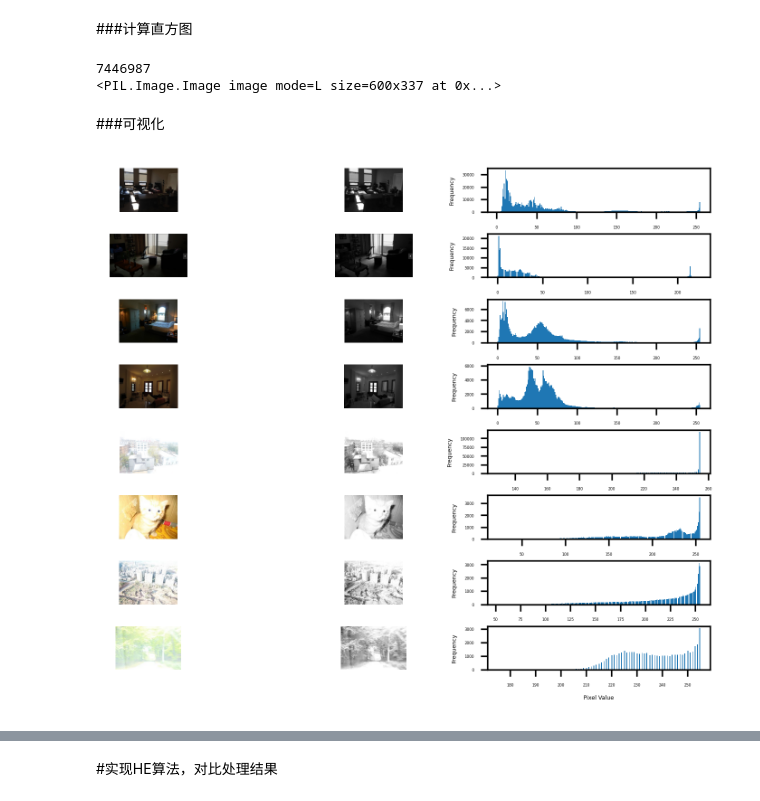
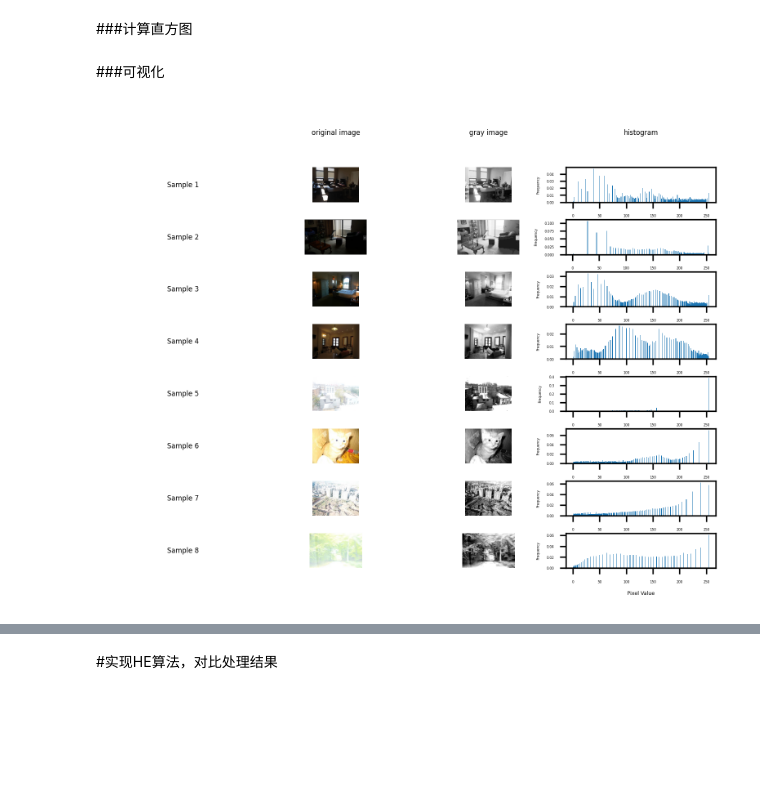
Before and after one commit to TheTarr/hw1, a Jupyter notebook: ntu_cv_project1_zjy.ipynb, the cells around one changed output, grey strips where cells are left out. Drawn from its saved outputs; the diff is of its cells as text; code cells hidden in the pictures; blank space fills up the shorter version.

```diff
--- a/ntu_cv_project1_zjy.ipynb
+++ b/ntu_cv_project1_zjy.ipynb
@@ -35,51 +36,54 @@ plt.show()
 # %% [markdown]
 ###灰度图转换
 # %%
-# convert RGB image to Grey image
-def rgb2grey(img_loc):
+# convert RGB image to Gray image
+def rgb2gray(img_loc):
   img = Image.open(img_loc)
   g_img = img.convert('L')
   return g_img
 
 g_imgs = []
 for file in files:
-  g_imgs.append(rgb2grey(file))
+  g_imgs.append(rgb2gray(file))
 # %% [markdown]
 ###计算直方图
 # %%
-# calculate the histogram of the image (pixel frequency list)
+# calculate the histogram data of the image ()
 def cal_hist(img):
-  pixel_f = list(img.getdata())
-  return pixel_f
+  pixel_level=list(img.getdata())
+  return pixel_level
 
 hists = []
 for g_img in g_imgs:
   hists.append(cal_hist(g_img))
-
-print(sum(hists[1]))
-print(g_imgs[1])
-# %% [output]
-7446987
-<PIL.Image.Image image mode=L size=600x337 at 0x...>
 # %% [markdown]
 ###可视化
 # %%
-from matplotlib.offsetbox import FontProperties
-fig, axes = plt.subplots(nrows=8, ncols=3, dpi=300)
+fig, axes = plt.subplots(nrows=9, ncols=4, dpi=300)
 
-# 在不同的子图上绘制内容并设置字体大小
-font_prop = FontProperties(size=5)
+axes[0,0].set_axis_off()
+for i in range(len(imgs)):
+  axes[i+1,0].text(0.5, 0.5, f'Sample {i+1}', fontsize=4, ha='center', va='center')
+  axes[i+1,0].set_axis_off()
+
+col_name = ['original image','gray image','histogram']
+for i, name in enumerate(col_name):
+  axes[0,i+1].text(0.5, 0.5, name, fontsize=4, ha='center', va='center')
+  axes[0,i+1].set_axis_off()
+
 for i, (img, g_img, hist) in enumerate(zip(imgs,g_imgs,hists)):
-  axes[i,0].imshow(img)
-  axes[i,0].set_axis_off()
-  axes[i,1].imshow(g_img,cmap='gray')
+  i = i+1
+  axes[i,1].imshow(img)
   axes[i,1].set_axis_off()
-  axes[i,2].hist(hist, bins=256)
-  axes[i,2].set_xlabel('Pixel Value', fontsize=3)
-  axes[i,2].set_ylabel('Frequency', fontsize=3)
-  axes[i,2].tick_params(axis='x', labelsize=2)
-  axes[i,2].tick_params(axis='y', labelsize=2)
-plt.subplots_adjust(wspace=0.01, hspace=0.5)  # 调整水平和垂直间距
+  axes[i,2].imshow(g_img,cmap='gray')
+  axes[i,2].set_axis_off()
+  axes[i,3].hist(hist, bins=256, density=True)
+  axes[i,3].set_xlabel('Pixel Value', fontsize=3)
+  axes[i,3].set_ylabel('Frequency', fontsize=2)
+  axes[i,3].tick_params(axis='x', labelsize=2)
+  axes[i,3].tick_params(axis='y', labelsize=2)
+
+plt.subplots_adjust(wspace=0.02, hspace=0.5)  # 调整水平和垂直间距
 plt.show()
 # %% [output]
-[figure, old version]
+[figure, new version]
```
Also changed, not shown: parts of 10 cells of this notebook.
